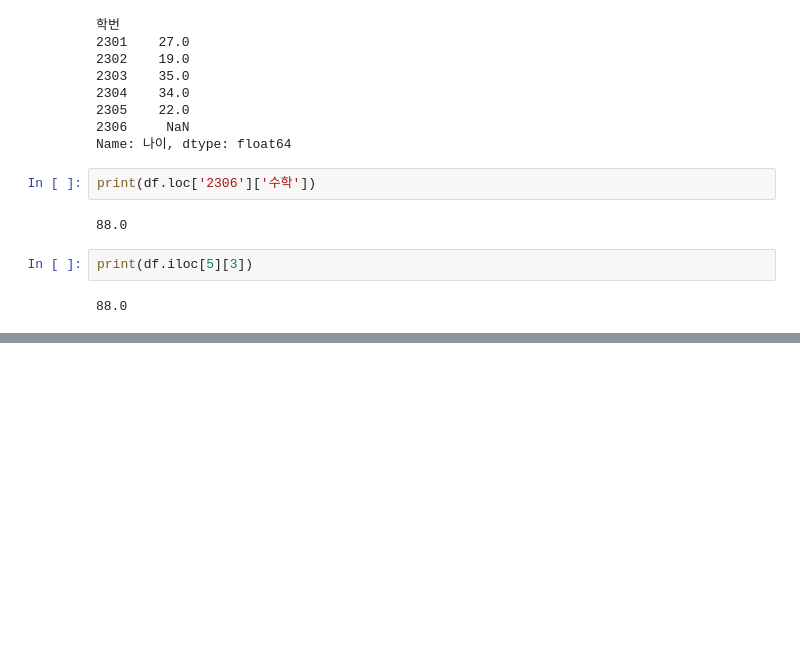
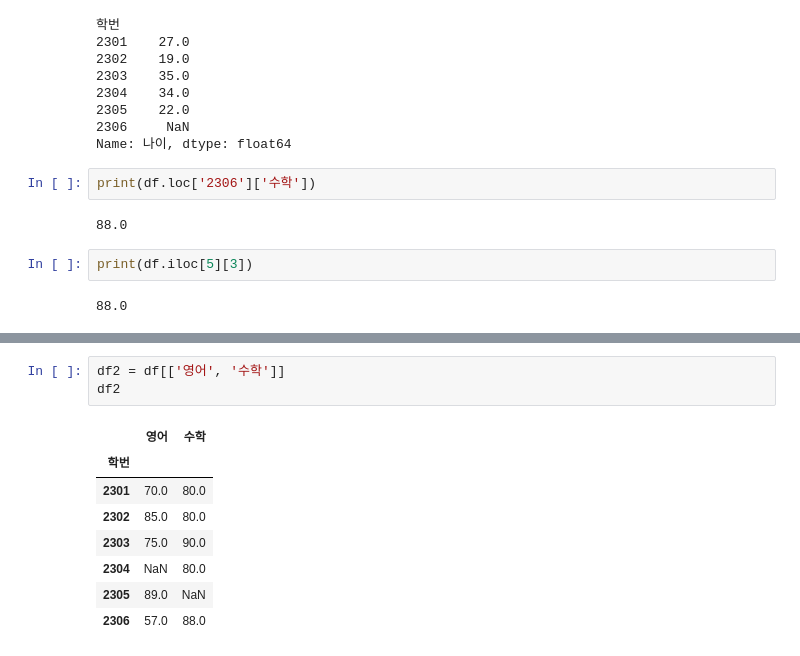
Before and after one commit to HongSeongMo/Bigdata_Analysis_Professional, a Jupyter notebook: 241015.ipynb, the cells around one changed output, grey strips where cells are left out. Drawn from its saved outputs; the diff is of its cells as text; blank space fills up the shorter version.

```diff
--- a/241015.ipynb
+++ b/241015.ipynb
@@ -484,0 +525,12 @@ print(df.iloc[5][3])
+# %%
+df2 = df[['영어', '수학']]
+df2
+# %% [output]
+|  | 영어 | 수학 |
+| 학번 |  |  |
+| 2301 | 70.0 | 80.0 |
+| 2302 | 85.0 | 80.0 |
+| 2303 | 75.0 | 90.0 |
+| 2304 | NaN | 80.0 |
+| 2305 | 89.0 | NaN |
+| 2306 | 57.0 | 88.0 |
```
Also changed, not shown: parts of 9 cells of this notebook.
